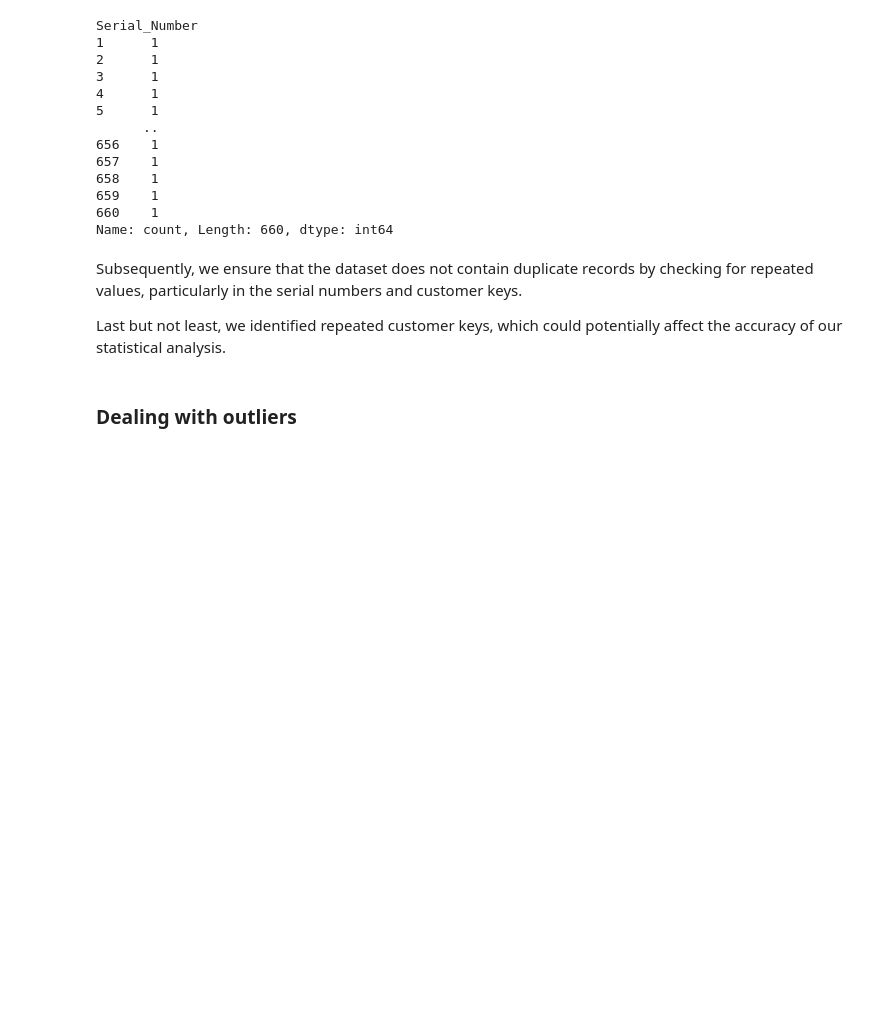
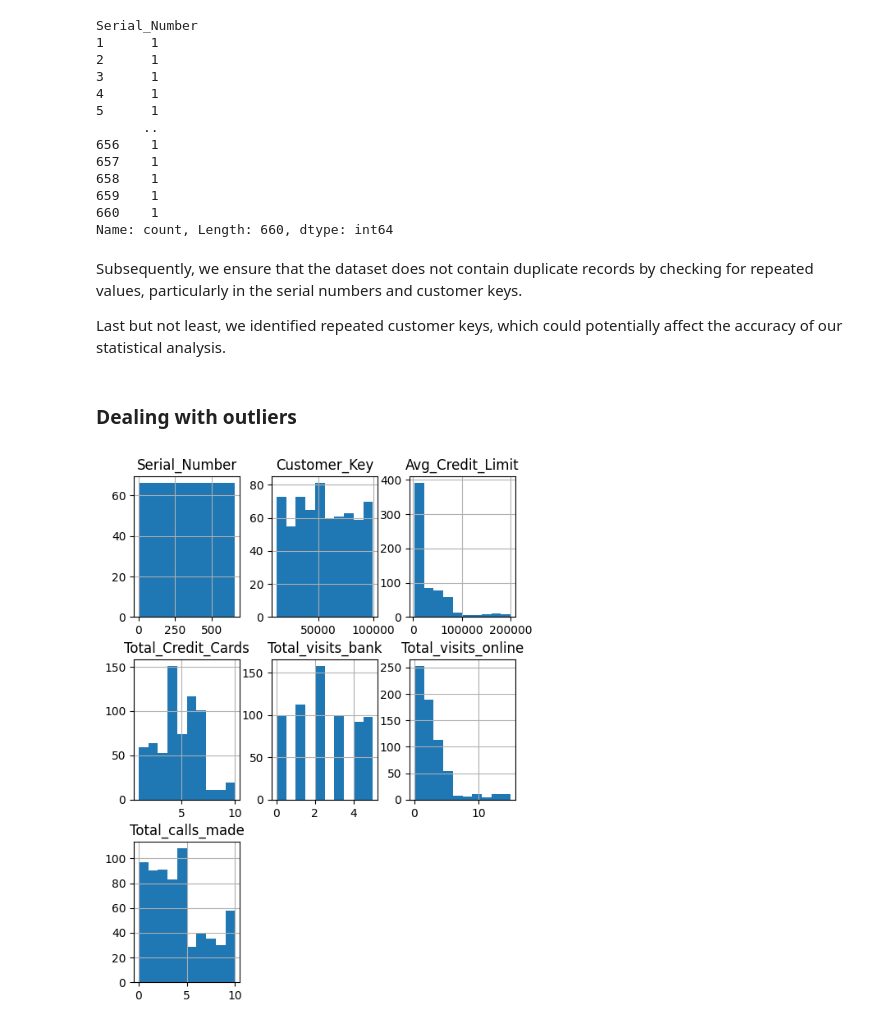
Before and after one commit to Alaninja1209/credit-card-customer-segmentation, a Jupyter notebook: CreditCard_CS_Cleaning_Stage.ipynb, the cells around one changed output. Cells and saved outputs as stored; diff of their text form; code cells hidden in the pictures; blank space fills up the shorter version.

Commit message:
Plotting Histograms

```diff
--- a/CreditCard_CS_Cleaning_Stage.ipynb
+++ b/CreditCard_CS_Cleaning_Stage.ipynb
@@ -156,3 +156,8 @@ Subsequently, we ensure that the dataset does not contain duplicate records by c
 Last but not least, we identified repeated customer keys, which could potentially affect the accuracy of our statistical analysis.
 # %% [markdown]
 ### Dealing with outliers
+# %%
+# Plotting some histograms to get a better overview of outliers
+credit_card_ds.hist(figsize = (6, 8));
+# %% [output]
+[figure, added]
```
Also changed, not shown: parts of 1 cell of this notebook.
